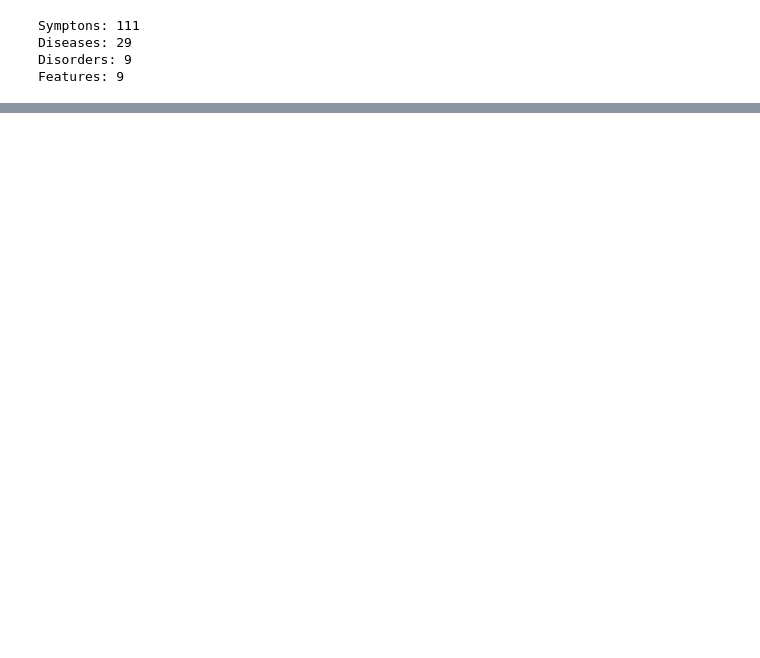
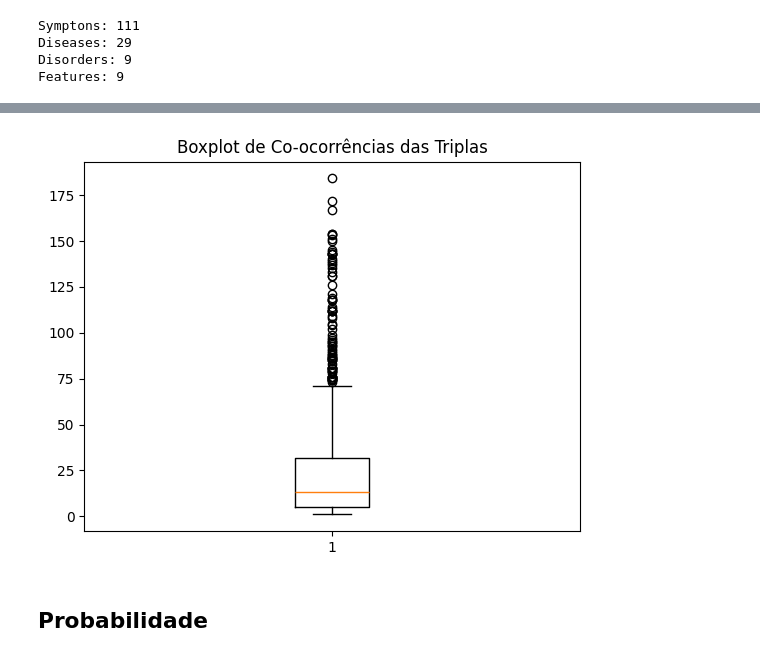
Before and after one commit to gabrielfsil/redes-complexas, a Jupyter notebook: notebooks/kg-mental-health.ipynb, the cells around one changed output, grey strips where cells are left out. Cells and saved outputs as stored; diff of their text form; code cells hidden in the pictures; blank space fills up the shorter version.

```diff
--- a/notebooks/kg-mental-health.ipynb
+++ b/notebooks/kg-mental-health.ipynb
@@ -372,0 +433,12 @@ def get_size(n):
+# %%
+occurrences = {}
+
+for triple in triples:
+
+    subject = triple[0]
+
+    occurrence = calculate_occurrence(subject)
+
+    occurrences[subject] = occurrence
+
+len(occurrences)
@@ -372,0 +459,10 @@ def get_size(n):
+# %%
+co_occurrences = {}
+
+for triple in triples:
+
+    co_occurrence = calculate_co_occurrence(triple)
+
+    co_occurrences["/".join(list(triple))] = co_occurrence
+
+len(co_occurrences)
@@ -372,0 +594,8 @@ def get_size(n):
+# %%
+values_co_occurrences = []
+
+for occurrence in co_occurrences:
+    values_co_occurrences.append(co_occurrences[occurrence])
+
+values_co_occurrences.sort(reverse=True)
+values_co_occurrences[:10]
@@ -372,0 +629,10 @@ def get_size(n):
+# %%
+import matplotlib.pyplot as plt
+
+plt.boxplot(values_co_occurrences)
+plt.title("Boxplot de Co-ocorrências das Triplas")
+plt.show()
+# %% [output]
+[figure, added]
+# %% [markdown]
+## Probabilidade
```
Also changed, not shown: parts of 71 cells of this notebook, 10 other files.
